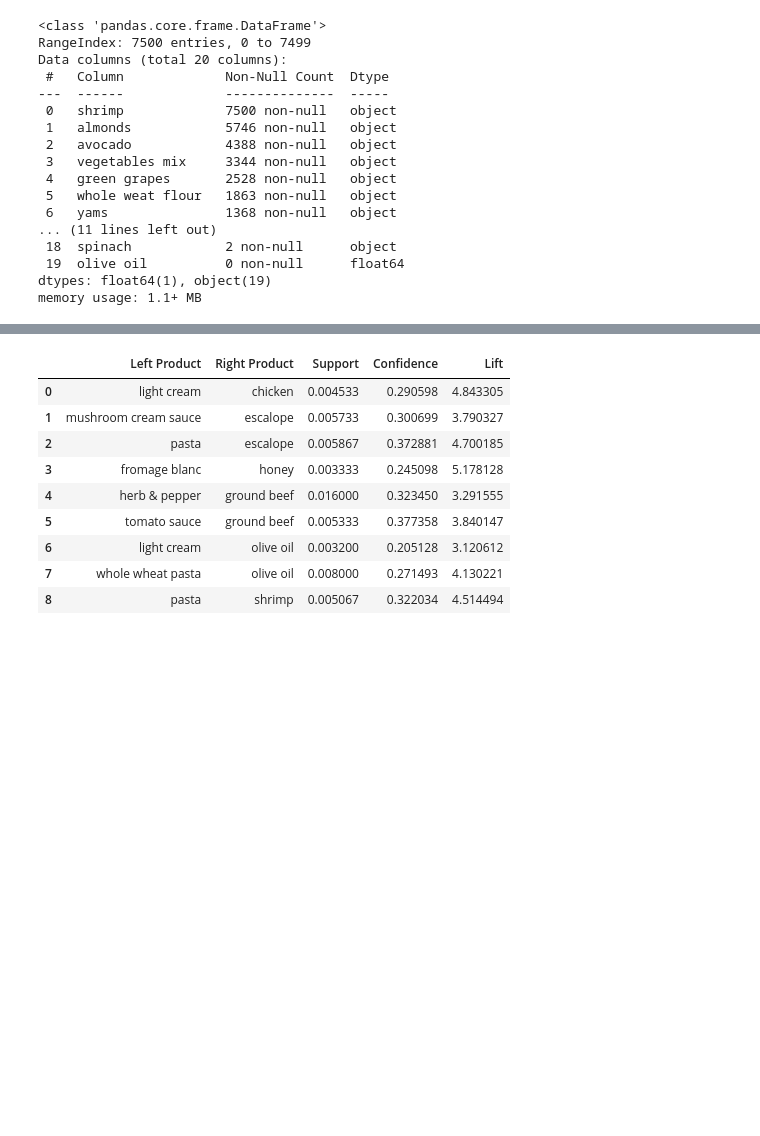
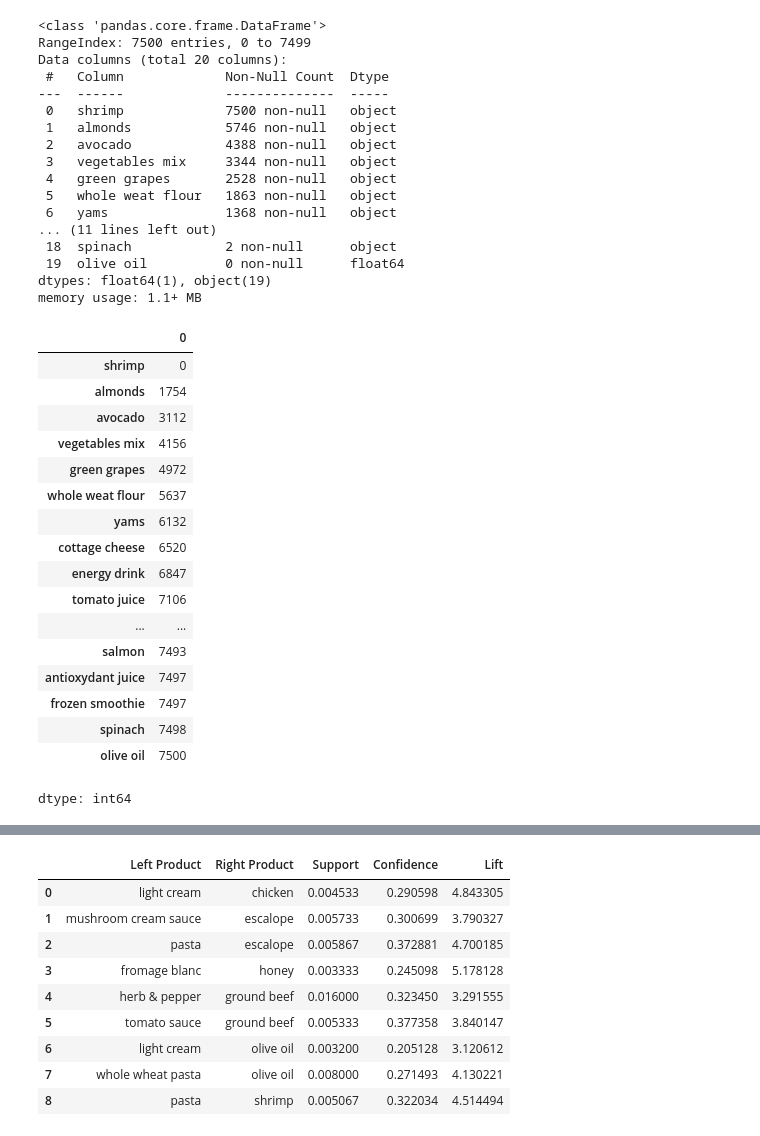
Before and after one commit to VISHVAPRASATHVS/ASSOCIATION_RULE, a Jupyter notebook: Retail_customer_behavior_ASSOCIATION_RULE_apriori.ipynb, the cells around one changed output, grey strips where cells are left out. Saved outputs shown, nothing was run; the diff lists cells and outputs as text; code cells hidden in the pictures; blank space fills up the shorter version.

```diff
--- a/Retail_customer_behavior_ASSOCIATION_RULE_apriori.ipynb
+++ b/Retail_customer_behavior_ASSOCIATION_RULE_apriori.ipynb
@@ -33,3 +33,24 @@ Data columns (total 20 columns):
  19  olive oil          0 non-null      float64
 dtypes: float64(1), object(19)
 memory usage: 1.1+ MB
+# %%
+d.isnull().sum()
+# %% [output]
+|  | 0 |
+| shrimp | 0 |
+| almonds | 1754 |
+| avocado | 3112 |
+| vegetables mix | 4156 |
+| green grapes | 4972 |
+| whole weat flour | 5637 |
+| yams | 6132 |
+| cottage cheese | 6520 |
+| energy drink | 6847 |
+| tomato juice | 7106 |
+| ... | ... |
+| salmon | 7493 |
+| antioxydant juice | 7497 |
+| frozen smoothie | 7497 |
+| spinach | 7498 |
+| olive oil | 7500 |
+dtype: int64
```
Also changed, not shown: parts of 3 cells of this notebook.
